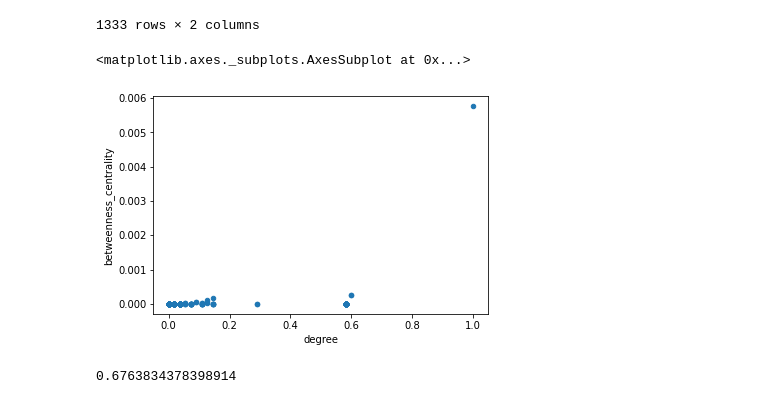
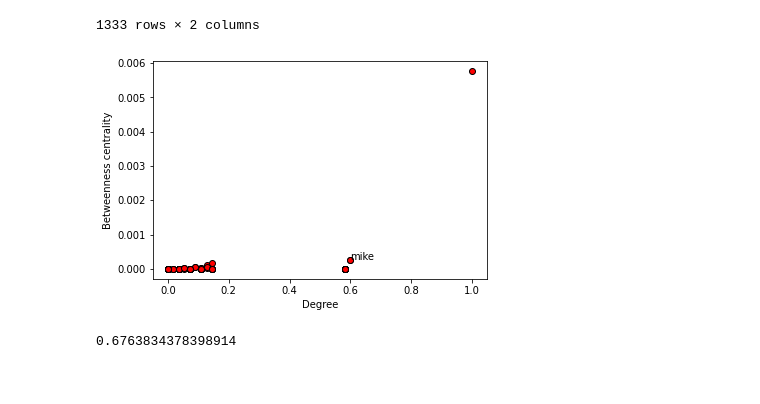
Before and after one commit to fzanart/Socialz, a Jupyter notebook: es_plus.ipynb, the cells around one changed output. Saved outputs shown, nothing was run; the diff lists cells and outputs as text; code cells hidden in the pictures.

```diff
--- a/es_plus.ipynb
+++ b/es_plus.ipynb
@@ -106,13 +106,24 @@ def graph_metrics(adj_matrix):
   #TODO:  filter users
 
   return metric_df
-# %%
-# TODO: plot graph metric distribution
-metric_df = graph_metrics(adj_matrix)
-metric_df.plot.scatter(x='degree', y='betweenness_centrality')
-# %% [output]
-<matplotlib.axes._subplots.AxesSubplot at 0x...>
-[figure, removed]
+# %%
+# Evaluate degree and betweenness centrality.
+metric_df = graph_metrics(adj_matrix)
+
+# Plot graph metric distribution, filtered by users.
+metric_udf = metric_df[metric_df.index.str.startswith('u: ')]
+
+fig, ax = plt.subplots()
+ax.scatter(metric_udf['degree'],metric_udf['betweenness_centrality'],edgecolor="k", c="r")
+ax.set_xlabel('Degree')
+ax.set_ylabel('Betweenness centrality')
+ax.annotate('mike', (metric_udf.loc['u: mikeharrisontelia'][0], metric_udf.loc['u: mikeharrisontelia'][1]))
+
+plt.show()
+
+# 'u: ralphnuessecpwr'       #'u: mikeharrisontelia'
+# %% [output]
+[figure, added]
 # %%
 # Evaluate metrics in terms of star-discrepancy
 def objective(candidate):
```
Also changed, not shown: parts of 4 cells of this notebook.
